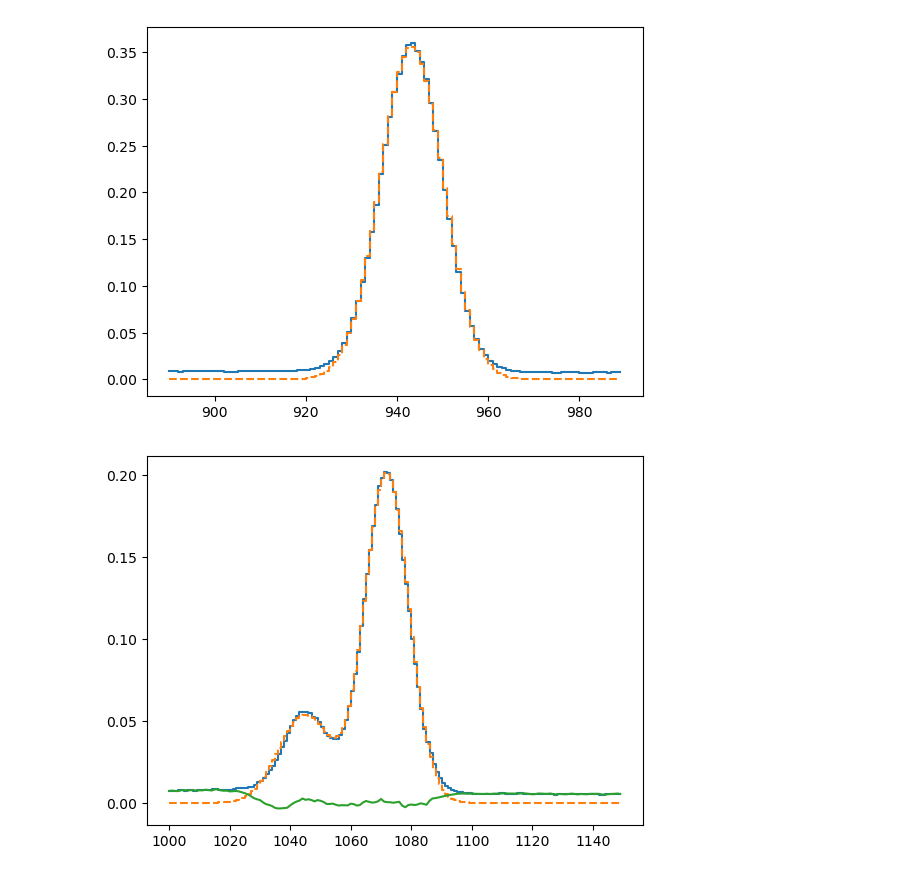
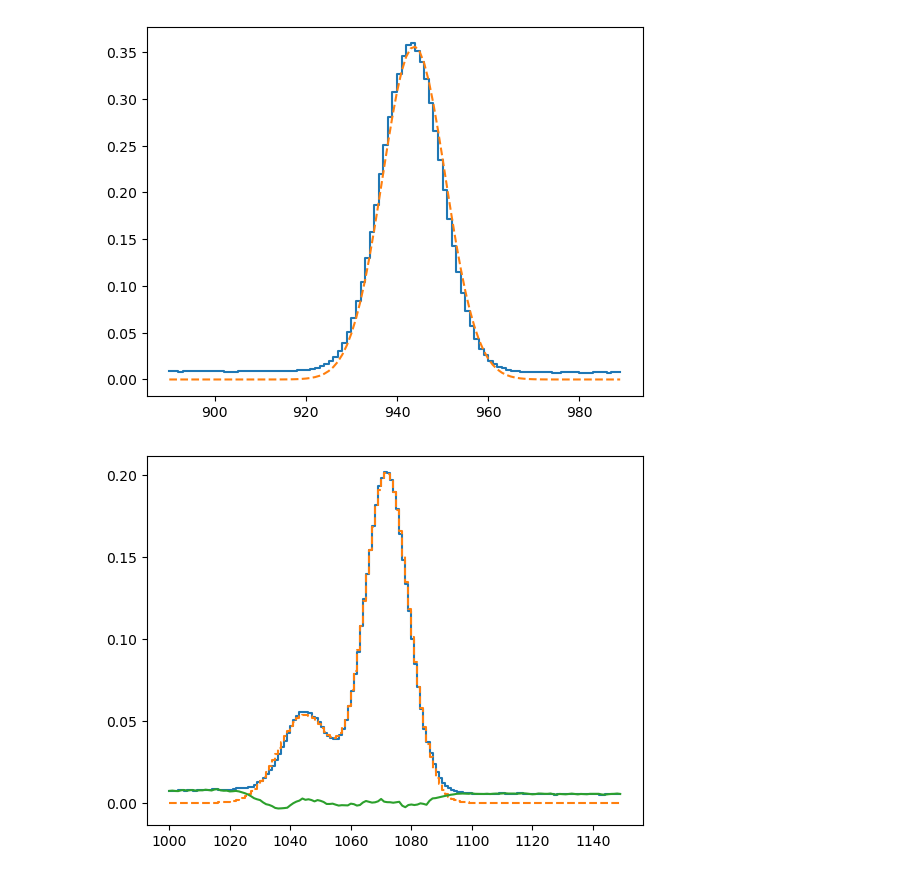
Before and after one commit to brynjarmorka/eds-analysis, a Jupyter notebook: src/week05_fitting_to_gaussian.ipynb, the cells around one changed output. Saved outputs shown, nothing was run; the diff lists cells and outputs as text; code cells hidden in the pictures.

```diff
--- a/src/week05_fitting_to_gaussian.ipynb
+++ b/src/week05_fitting_to_gaussian.ipynb
@@ -18,20 +21,19 @@ from utils.gaussian_fitting import fit_peak_to_gaussian, fit_two_peaks_to_two_ga
 # %%
-arrays = get_multiple_data_arrays(filters=["GaAs_30kV"])
+arrays_Ga30 = get_multiple_data_arrays(filters=["GaAs_30kV"])
 arrays_Mo30 = get_multiple_data_arrays(filters=["Mo_30kV"])
 # %%
 start = 890
 stop = 990
-arrays = get_multiple_data_arrays(filters=["GaAs_30kV"])
 x2048 = np.arange(0, 2048, 1) # evt ...arange(start, stop, 1)
 
-xy_est = fit_peak_to_gaussian(arrays, 945, start=start, stop=stop)
+xy_est = fit_peak_to_gaussian(arrays_Ga30, 945, start=start, stop=stop)
 
-plt.step(x2048[start:stop], arrays[0][1][start:stop])
-plt.step(xy_est[0], xy_est[1], "--")
+plt.step(x2048[start:stop], arrays_Ga30[0][1][start:stop])
+plt.plot(xy_est[0], xy_est[1], "--")
 
-cov = fit_peak_to_gaussian(arrays, guess=945, start=start, stop=stop, give_xy=False)
+cov = fit_peak_to_gaussian(arrays_Ga30, guess_peak=945, start=start, stop=stop, give_xy=False)
 # %% [output]
-[figure, old version]
+[figure, new version]
 # %%
 start = 1000
 stop = 1150
```
Also changed, not shown: parts of 12 cells of this notebook, 2 other files.
